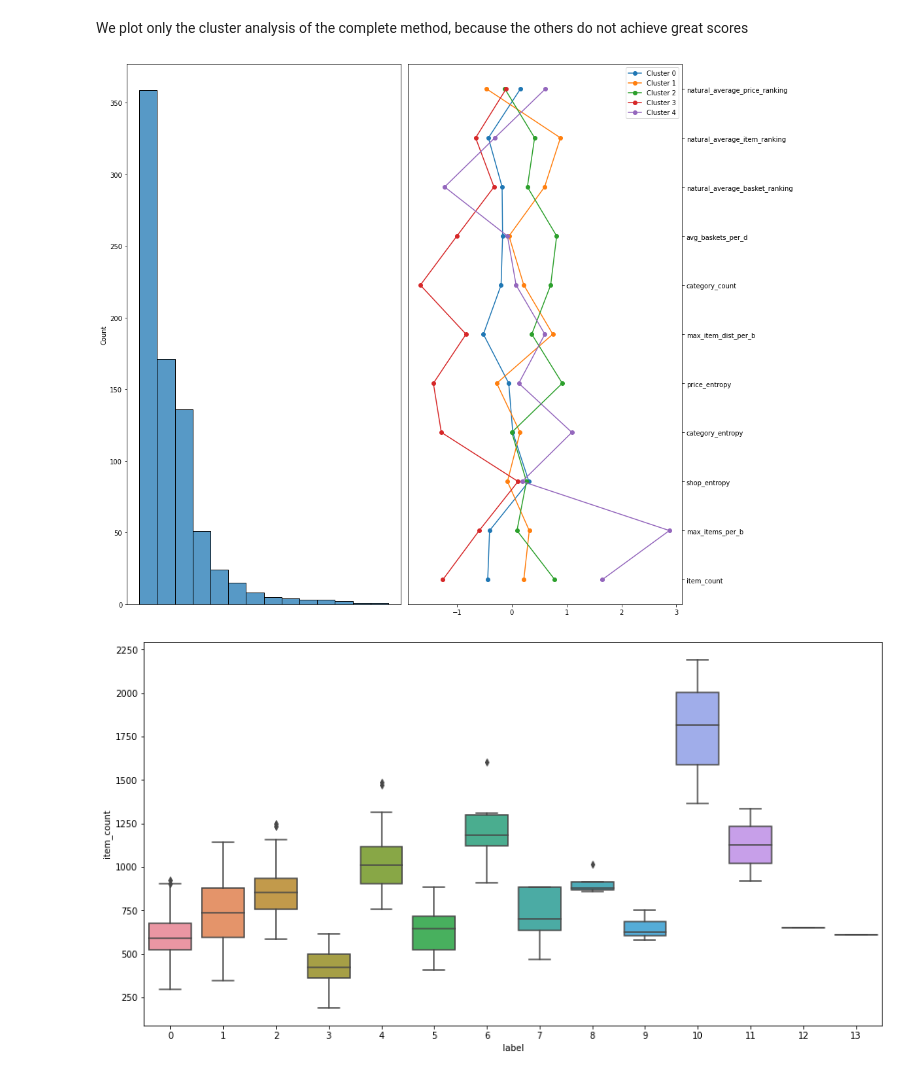
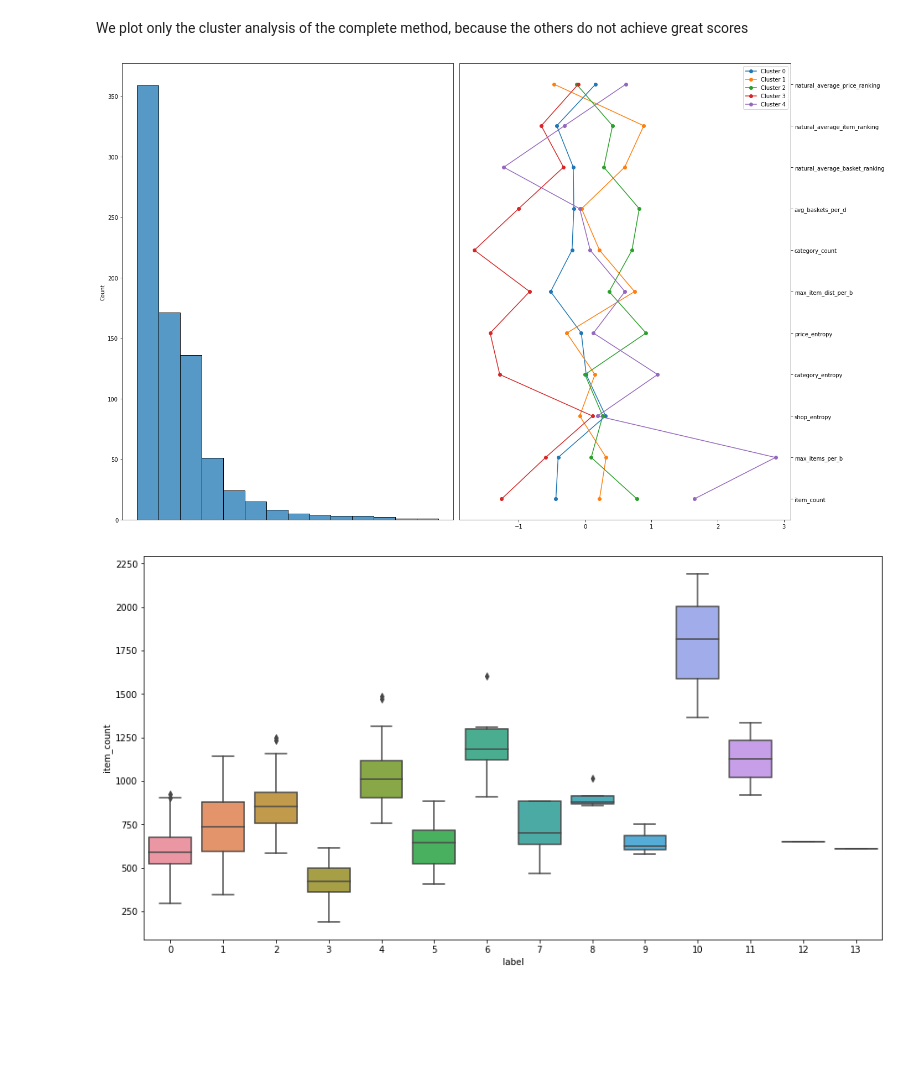
Before and after one commit to frankpietro/dm-project, a Jupyter notebook: DM_DonatiFrancaviglia_TASK2/hierarchical.ipynb, the cells around one changed output. Drawn from its saved outputs; the diff is of its cells as text; code cells hidden in the pictures; blank space fills up the shorter version.

Commit message:
Plot size change

```diff
--- a/DM_DonatiFrancaviglia_TASK2/hierarchical.ipynb
+++ b/DM_DonatiFrancaviglia_TASK2/hierarchical.ipynb
@@ -61,11 +61,11 @@ clustering_scores_df
 # %% [markdown]
 We plot only the cluster analysis of the complete method, because the others do not achieve great scores
 # %%
-l = show_clusters(data_link_list[0], clustering_df_array, clustering_df, best_n_clusters)
+l = show_clusters(data_link_list[0], clustering_df_array, clustering_df, best_n_clusters, figsize=(20,12))
 u_df[LAB] = l.to_numpy()
 clustering_df[LAB] = l.to_numpy()
 # %% [output]
-[figure, old version]
+[figure, new version]
 # %%
 # pl = show_clusters(pure_data_link_list[0], pure_clustering_df_array, pure_clustering_df, best_n_clusters)
 # pure_u_df[LAB] = pl.to_numpy()
```
Also changed, not shown: 1 other file.
